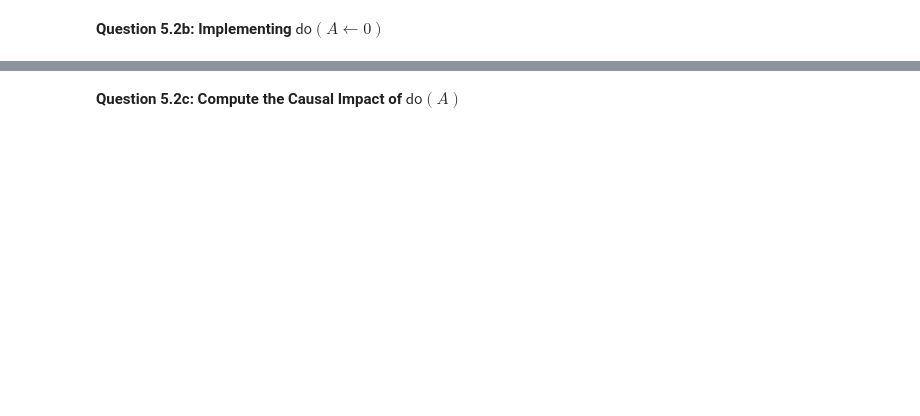
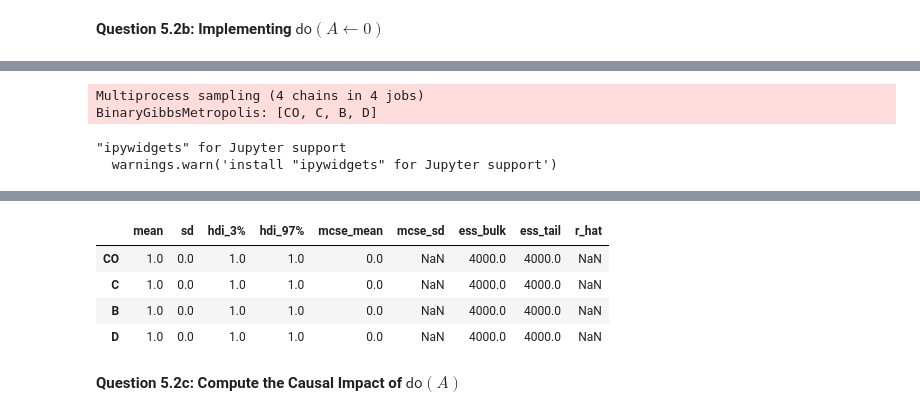
Before and after one commit to mw1296/dsan5650_social_causal_inference, a Jupyter notebook: DSAN5650_HW2C.ipynb, the cells around one changed output, grey strips where cells are left out. Drawn from its saved outputs; the diff is of its cells as text; code cells hidden in the pictures; blank space fills up the shorter version.

```diff
--- a/DSAN5650_HW2C.ipynb
+++ b/DSAN5650_HW2C.ipynb
@@ -856,6 +889,6 @@ az.summary(do_A1_trace)
 **Question 5.2b: Implementing $\textsf{do}(A \leftarrow 0)$**
 # %%
 # @title Q5.2b-response
-do_A0_model = None # Your code here: replace with call to do()
+do_A0_model = pm.do(model=fs_model, vars_to_interventions={"A": 0}) # Your code here: replace with call to do()
 if do_A0_model is not None:
-    pm.model_to_graphviz(do_A1_model)
+    display(pm.model_to_graphviz(do_A0_model))
@@ -862,5 +897,12 @@ if do_A0_model is not None:
 # %%
 # Your code here: use pm.sample() to estimate posterior means
-
+with do_A0_model:
+    do_A0_trace = pm.sample(random_seed=1296)
+do_A0_post_mean = do_A0_trace.posterior.mean(dim=("chain", "draw"))
 # Once do_A0_trace is produced, the following line will print out a summary table
 az.summary(do_A0_trace)
+# %% [output]
+Multiprocess sampling (4 chains in 4 jobs)
+BinaryGibbsMetropolis: [CO, C, B, D]
+"ipywidgets" for Jupyter support
+  warnings.warn('install "ipywidgets" for Jupyter support')
@@ -867,3 +911,8 @@ az.summary(do_A0_trace)
+|  | mean | sd | hdi_3% | hdi_97% | mcse_mean | mcse_sd | ess_bulk | ess_tail | r_hat |
+| CO | 1.0 | 0.0 | 1.0 | 1.0 | 0.0 | NaN | 4000.0 | 4000.0 | NaN |
+| C | 1.0 | 0.0 | 1.0 | 1.0 | 0.0 | NaN | 4000.0 | 4000.0 | NaN |
+| B | 1.0 | 0.0 | 1.0 | 1.0 | 0.0 | NaN | 4000.0 | 4000.0 | NaN |
+| D | 1.0 | 0.0 | 1.0 | 1.0 | 0.0 | NaN | 4000.0 | 4000.0 | NaN |
 # %% [markdown]
 **Question 5.2c: Compute the Causal Impact of $\textsf{do}(A)$**
 # %%
```
Also changed, not shown: parts of 12 cells of this notebook, 5 other files.
